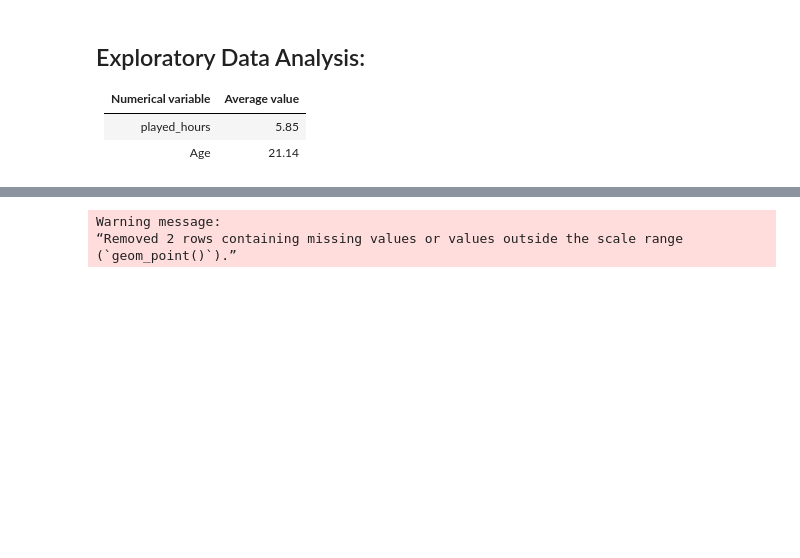
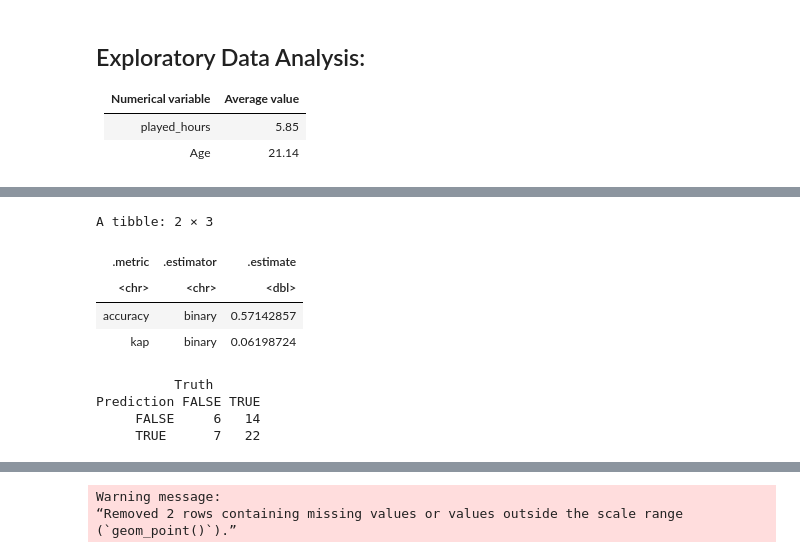
Before and after one commit to chantalfl18/DSCI-Final-Project, a Jupyter notebook: DSCI-Final-Project.ipynb, the cells around one changed output, grey strips where cells are left out. Saved outputs shown, nothing was run; the diff lists cells and outputs as text; code cells hidden in the pictures; blank space fills up the shorter version.

```diff
--- a/DSCI-Final-Project.ipynb
+++ b/DSCI-Final-Project.ipynb
@@ -105,0 +171,24 @@ avg_age <- players |>
+# %%
+# Rebuild with the best K
+players_model_bestk <- nearest_neighbor (mode = "classification",neighbors = best_k) |> set_engine("kknn")
+
+players_workflow_bestk <- workflow() |>
+  add_model(players_model_bestk) |>
+  add_recipe(players_recipe)
+
+
+players_fit_bestk <- fit(players_workflow_bestk, data = players_train)
+# Predict & generate Accuracy and Confusion matrix
+prediction <- predict(players_fit_bestk, players_test, type = "class") |> bind_cols(players_test |> select(subscribe))
+metrics(prediction, truth = subscribe, estimate = .pred_class)
+conf_mat(prediction, truth = subscribe, estimate = .pred_class)
+# %% [output]
+A tibble: 2 × 3
+| .metric | .estimator | .estimate |
+| <chr> | <chr> | <dbl> |
+| accuracy | binary | 0.57142857 |
+| kap | binary | 0.06198724 |
+          Truth
+Prediction FALSE TRUE
+     FALSE     6   14
+     TRUE      7   22
```
Also changed, not shown: parts of 9 cells of this notebook.
